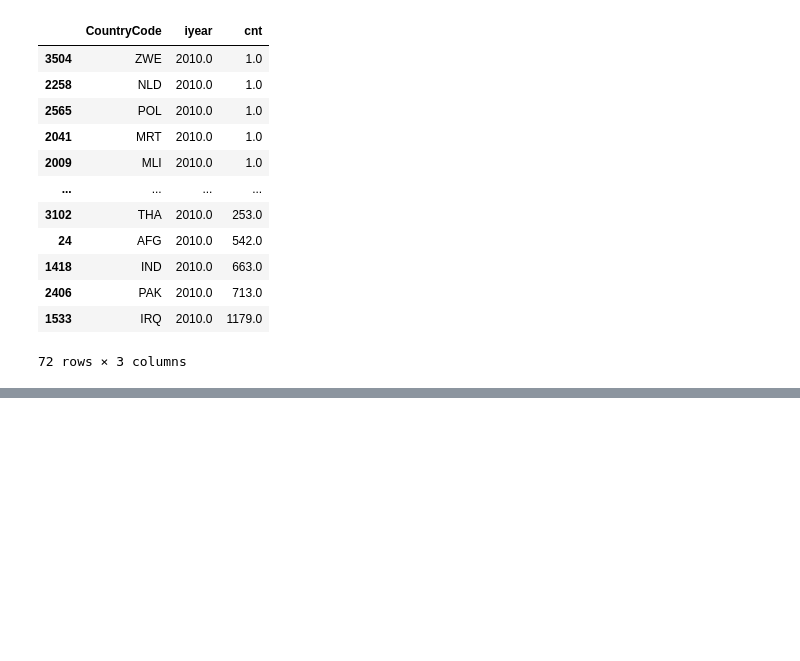
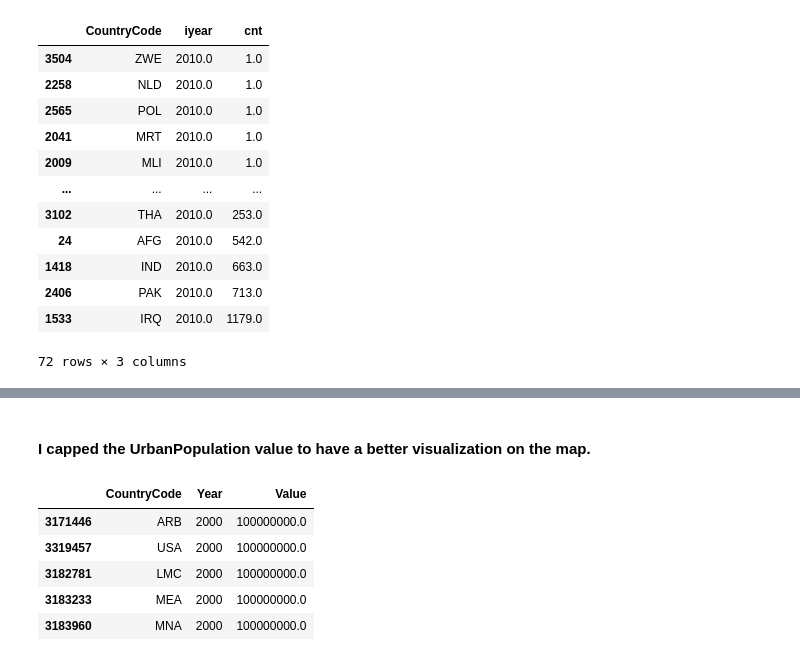
Before and after one commit to AndreaCurtoni/TerrorismDSBA, a Jupyter notebook: starting_analysis/data_exploration_Andrea3.ipynb, the cells around one changed output, grey strips where cells are left out. Saved outputs shown, nothing was run; the diff lists cells and outputs as text; code cells hidden in the pictures; blank space fills up the shorter version.

```diff
--- a/starting_analysis/data_exploration_Andrea3.ipynb
+++ b/starting_analysis/data_exploration_Andrea3.ipynb
@@ -332,0 +355,13 @@ IFrame('plot_data3.html', width=800, height=650)
+# %% [markdown]
+#### I capped the UrbanPopulation value to have a better visualization on the map.
+# %%
+urb_pop2000.loc[urb_pop2000.Value > 1e8, 'Value'] = 1e8
+
+urb_pop2000.sort_values(by='Value', ascending=False).head()
+# %% [output]
+|  | CountryCode | Year | Value |
+| 3171446 | ARB | 2000 | 100000000.0 |
+| 3319457 | USA | 2000 | 100000000.0 |
+| 3182781 | LMC | 2000 | 100000000.0 |
+| 3183233 | MEA | 2000 | 100000000.0 |
+| 3183960 | MNA | 2000 | 100000000.0 |
```
Also changed, not shown: parts of 8 cells of this notebook.
